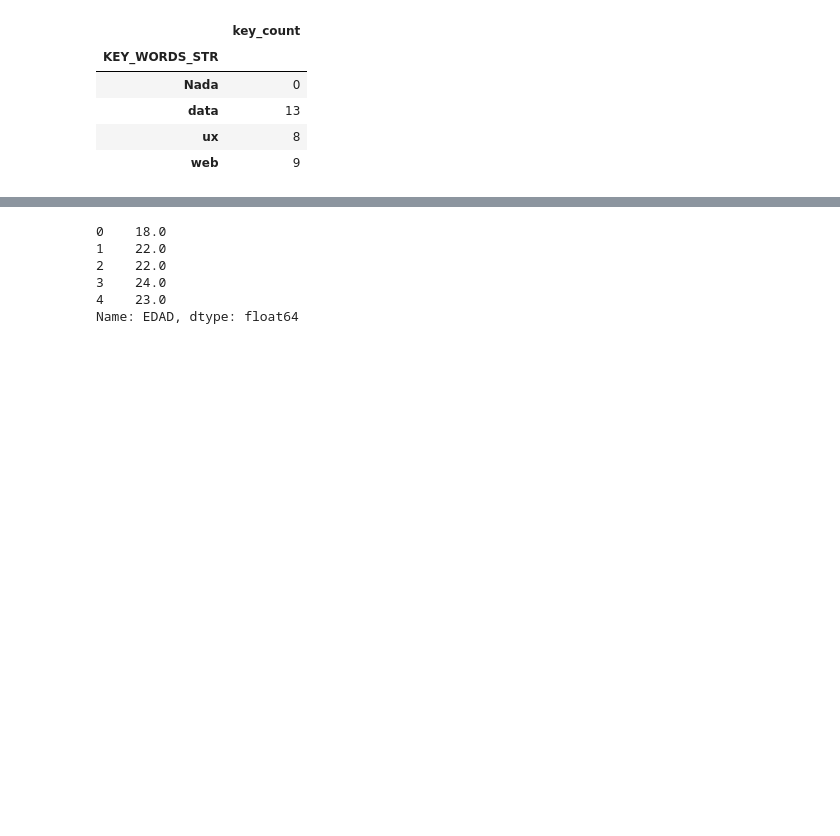
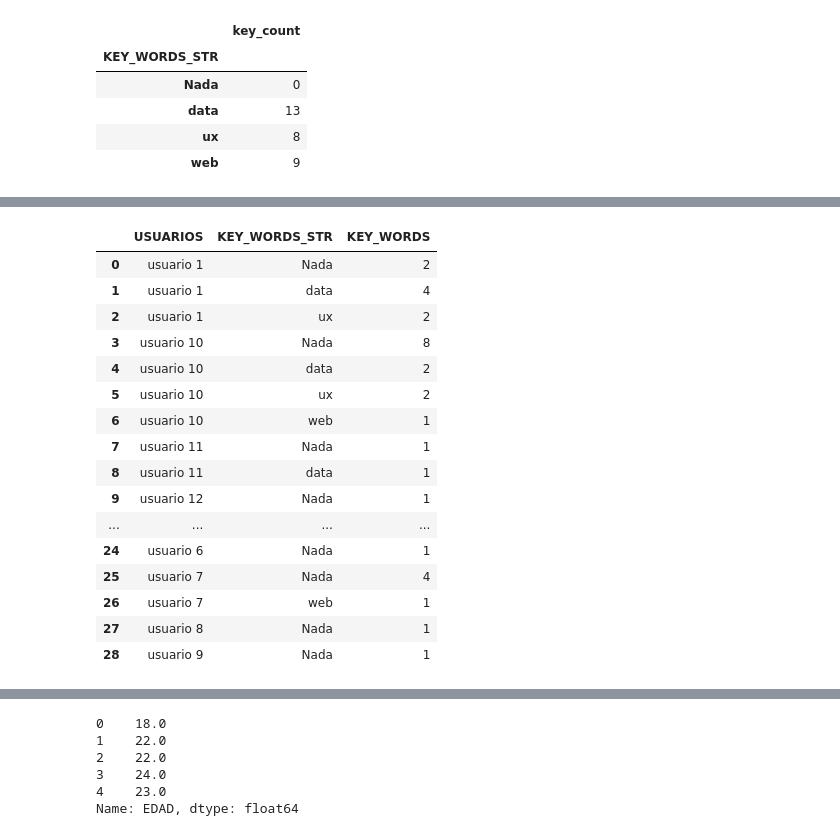
Before and after one commit to isaitu11/Final-Project-IH, a Jupyter notebook: BOT_PROYECT/CHAT_BOT_PROYECT.ipynb, the cells around one changed output, grey strips where cells are left out. Cells and saved outputs as stored; diff of their text form; code cells hidden in the pictures; blank space fills up the shorter version.

```diff
--- a/BOT_PROYECT/CHAT_BOT_PROYECT.ipynb
+++ b/BOT_PROYECT/CHAT_BOT_PROYECT.ipynb
@@ -424,6 +414,6 @@ total_data
 | ux | 8 |
 | web | 9 |
 # %%
-new_data = chatbot.pivot_table(chatbot,index=['USUARIOS','KEY_WORDS_STR','key_count'], aggfunc='count')
-new_data
+new_data = chatbot.pivot_table(chatbot,index=['USUARIOS','KEY_WORDS_STR'], aggfunc='count')
+new_data['KEY_WORDS']
 # %% [output]
@@ -448,3 +437,24 @@ new_data
+# %%
+new_new_data= new_data['KEY_WORDS'].reset_index()
+new_new_data
+# %% [output]
+|  | USUARIOS | KEY_WORDS_STR | KEY_WORDS |
+| 0 | usuario 1 | Nada | 2 |
+| 1 | usuario 1 | data | 4 |
+| 2 | usuario 1 | ux | 2 |
+| 3 | usuario 10 | Nada | 8 |
+| 4 | usuario 10 | data | 2 |
+| 5 | usuario 10 | ux | 2 |
+| 6 | usuario 10 | web | 1 |
+| 7 | usuario 11 | Nada | 1 |
+| 8 | usuario 11 | data | 1 |
+| 9 | usuario 12 | Nada | 1 |
+| ... | ... | ... | ... |
+| 24 | usuario 6 | Nada | 1 |
+| 25 | usuario 7 | Nada | 4 |
+| 26 | usuario 7 | web | 1 |
+| 27 | usuario 8 | Nada | 1 |
+| 28 | usuario 9 | Nada | 1 |
 # %%
 pivot['key_count'].value_counts().plot(kind='bar')
 # %% [output]
```
Also changed, not shown: parts of 14 cells of this notebook, 1 other file.
